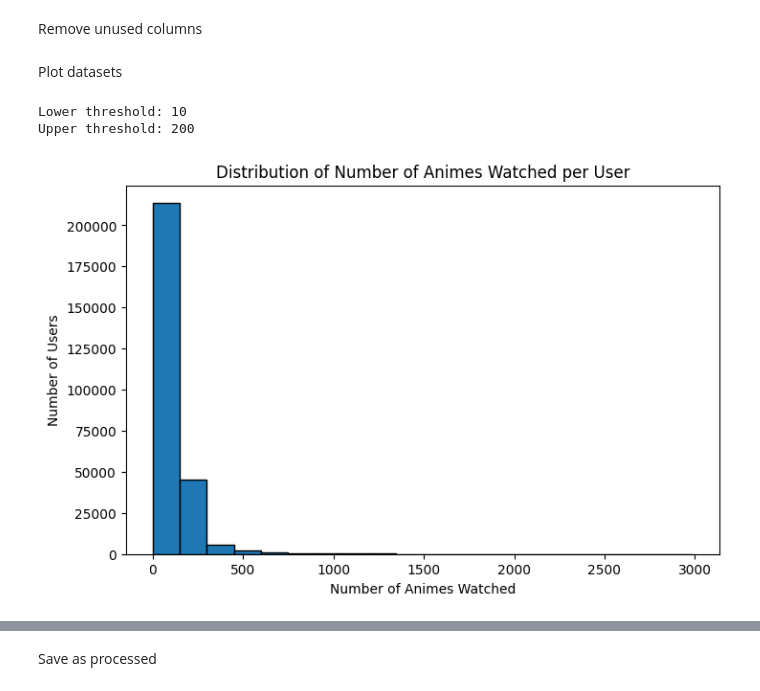
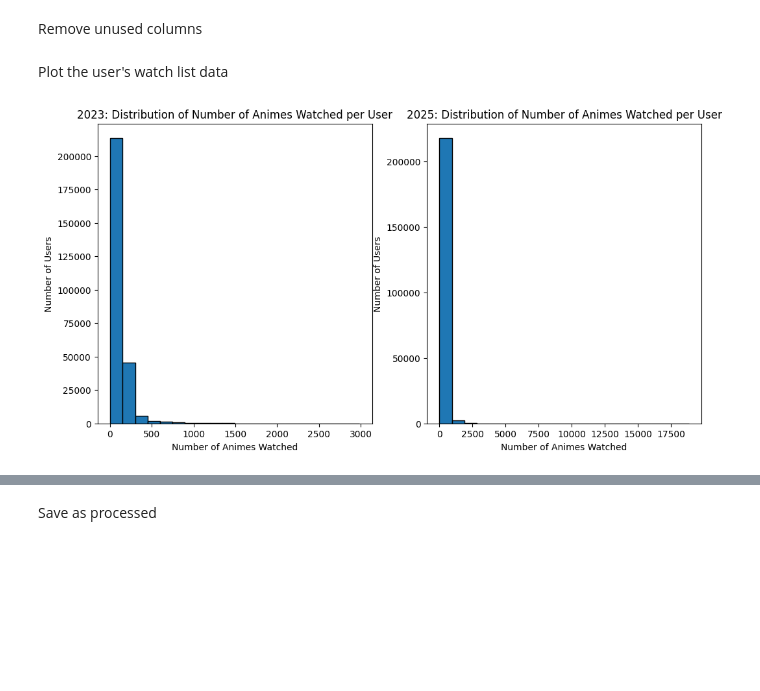
Before and after one commit to raahed/social-network-study-anime, a Jupyter notebook: notebook/preprocessed.ipynb, the cells around one changed output, grey strips where cells are left out. Drawn from its saved outputs; the diff is of its cells as text; code cells hidden in the pictures; blank space fills up the shorter version.

```diff
--- a/notebook/preprocessed.ipynb
+++ b/notebook/preprocessed.ipynb
@@ -8,6 +8,7 @@ def load_data(file_path: str) -> pd.DataFrame:
     """Load data from a CSV file."""
     return pd.read_csv(file_path)
 # %%
-# Load the preprocessed data
 anime_base = load_data('../data/raw/anime-dataset-2023.csv')
-watchlist_base = load_data('../data/raw/users-score-2023.csv')
+
+watch_base_23 = load_data('../data/raw/users-score-2023.csv')
+watch_base_25 = load_data('../data/raw/users-score-2025.csv')
@@ -14,7 +24,17 @@ watchlist_base = load_data('../data/raw/users-score-2023.csv')
 # %% [markdown]
 Remove unused columns
+# %%
+def filter_anime_data(anime_df: pd.DataFrame) -> pd.DataFrame:
+    """Filter relevant columns from anime data."""
+    return anime_df[['anime_id', 'Name', 'Genres', 'Type', 'Producers', 'Studios']]
+
+def filter_watch_data(watch_df: pd.DataFrame) -> pd.DataFrame:
+    """Filter relevant columns from watch data."""
+    return watch_df[['user_id', 'anime_id', 'rating']]
 # %%
-anime_filtered = anime_base[['anime_id', 'Name', 'Genres', 'Type', 'Producers', 'Studios']]
-watchlist_filtered = watchlist_base[['user_id', 'anime_id', 'rating']]
+anime_filtered = filter_anime_data(anime_base)
+
+watch_filtered_23 = filter_watch_data(watch_base_23)
+watch_filtered_25 = filter_watch_data(watch_base_25)
 # %% [markdown]
-Plot datasets
+Plot the user's watch list data
@@ -39,21 +41,19 @@ def print_watchlist_stats(watchlist):
-# %%
-# Compute thresholds, users with more than 10 watched anime and less than 200 watched anime
-lower = 10
-upper = 200
-
-
-print(f"Lower threshold: {lower}")
-print(f"Upper threshold: {upper}")
-# %% [output]
-Lower threshold: 10
-Upper threshold: 200
+# %%
+watch_count_23 = watch_filtered_23.groupby('user_id')['anime_id'].nunique()
+watch_count_25 = watch_filtered_25.groupby('user_id')['anime_id'].nunique()
 # %%
-# Plot histogram
-plt.figure(figsize=(8, 5))
-plt.hist(watch_counts, bins=20, edgecolor='black')
-plt.title("Distribution of Number of Animes Watched per User")
+# Create two sub figures for 2023 and 2025 histograms
+plt.figure(figsize=(12, 6))
+plt.subplot(1, 2, 1)
+plt.hist(watch_count_23, bins=20, edgecolor='black')
+plt.title("2023: Distribution of Number of Animes Watched per User")
+plt.xlabel("Number of Animes Watched")
+plt.ylabel("Number of Users")
+plt.subplot(1, 2, 2)
+plt.hist(watch_count_25, bins=20, edgecolor='black')
+plt.title("2025: Distribution of Number of Animes Watched per User")
 plt.xlabel("Number of Animes Watched")
 plt.ylabel("Number of Users")
 plt.show()
 # %% [output]
-[figure, old version]
+[figure, new version]
```
Also changed, not shown: parts of 20 cells of this notebook, 1 other file.
